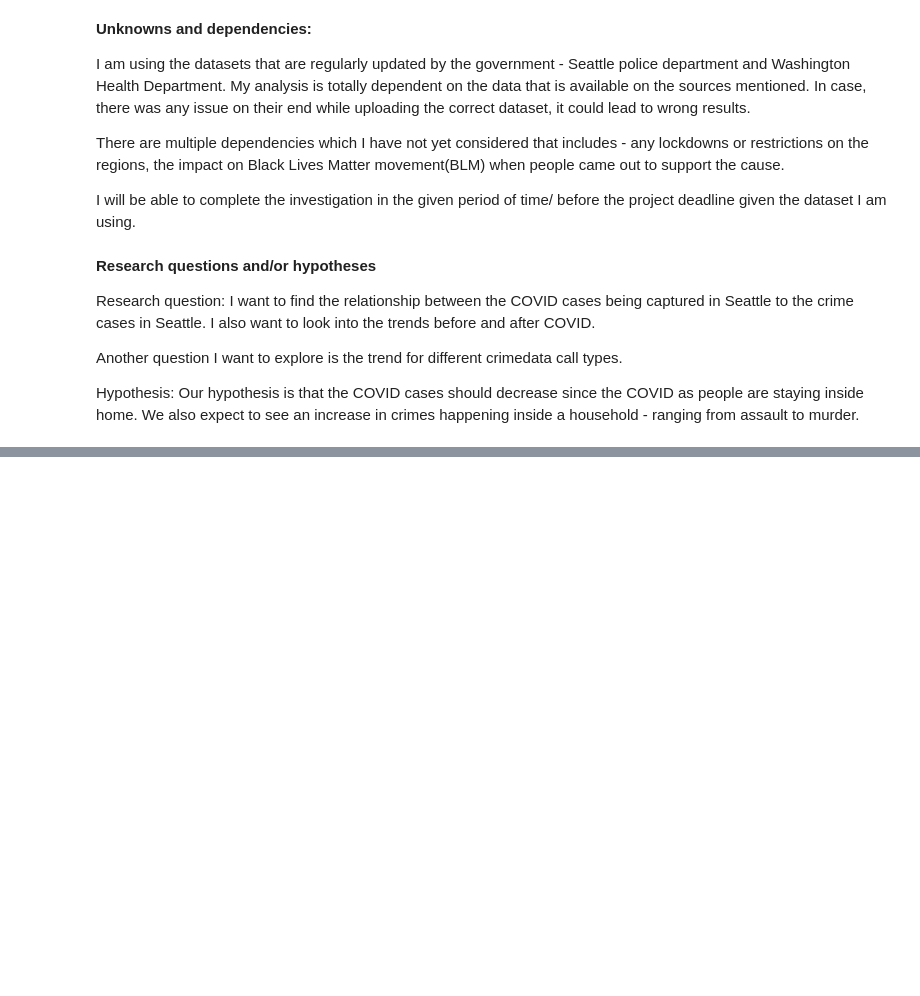
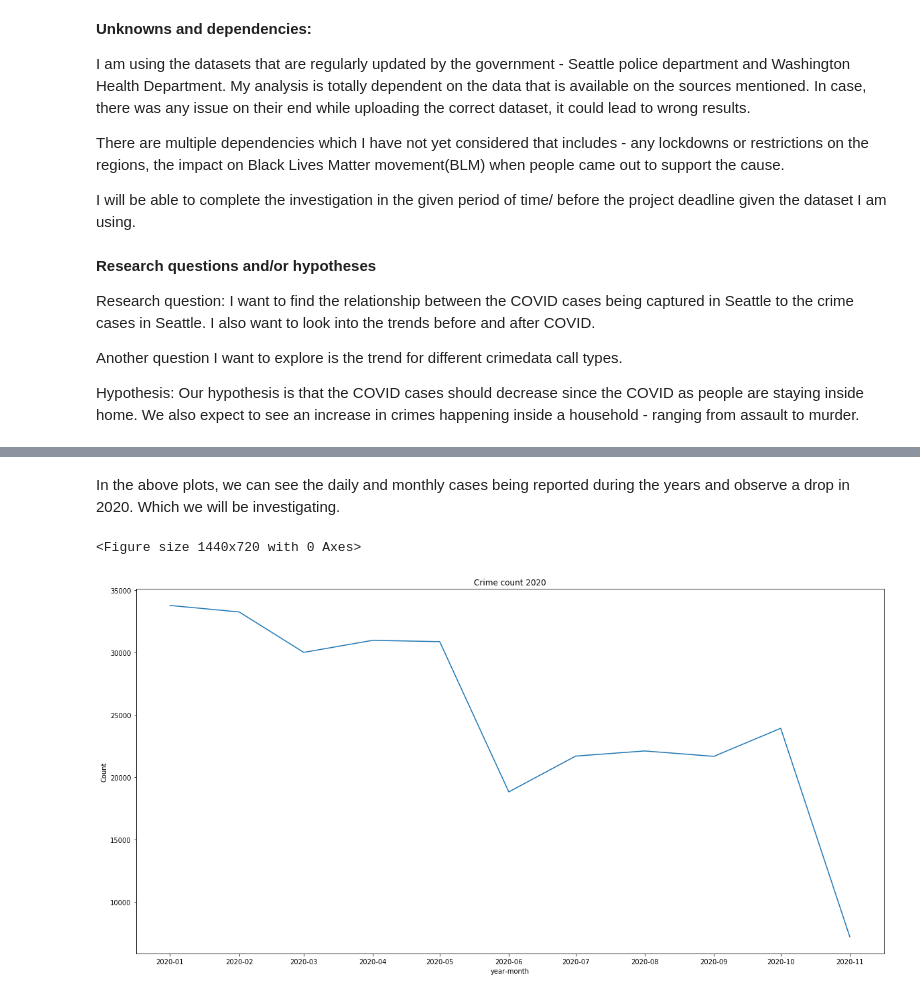
Before and after one commit to avani-bajaj/Covid-VS-Crime-in-Seattle, a Jupyter notebook: Final project.ipynb, the cells around one changed output, grey strips where cells are left out. Cells and saved outputs as stored; diff of their text form; code cells hidden in the pictures; blank space fills up the shorter version.

```diff
--- a/Final project.ipynb
+++ b/Final project.ipynb
@@ -435,0 +261,2 @@ array(['--ASSIST PUBLIC - OTHER (NON-SPECIFIED)', '--THEFT - CAR PROWL',
+# %%
+Crime_Dataset_2020 = Crime_Dataset[Crime_Dataset.Date>'2020/01/01']
@@ -435,0 +324,17 @@ array(['--ASSIST PUBLIC - OTHER (NON-SPECIFIED)', '--THEFT - CAR PROWL',
+# %% [markdown]
+In the above plots, we can see the daily and monthly cases being reported during the years and observe a drop in 2020. Which we will be investigating.
+# %%
+## Looking closer into 2020 dataset
+plt.figure(figsize=(20,10))
+
+plt.figure(figsize=(20,10))
+
+plt.plot(Crime_Dataset_2020.groupby(['year-month'])['Call Type'].count())
+plt.xlabel('year-month')
+plt.ylabel('Count')
+plt.title('Crime count 2020', fontdict=None, loc='center')
+
+plt.savefig('Plots/Crime_Count_2020.png')
+# %% [output]
+<Figure size 1440x720 with 0 Axes>
+[figure, added]
```
Also changed, not shown: parts of 89 cells of this notebook.
